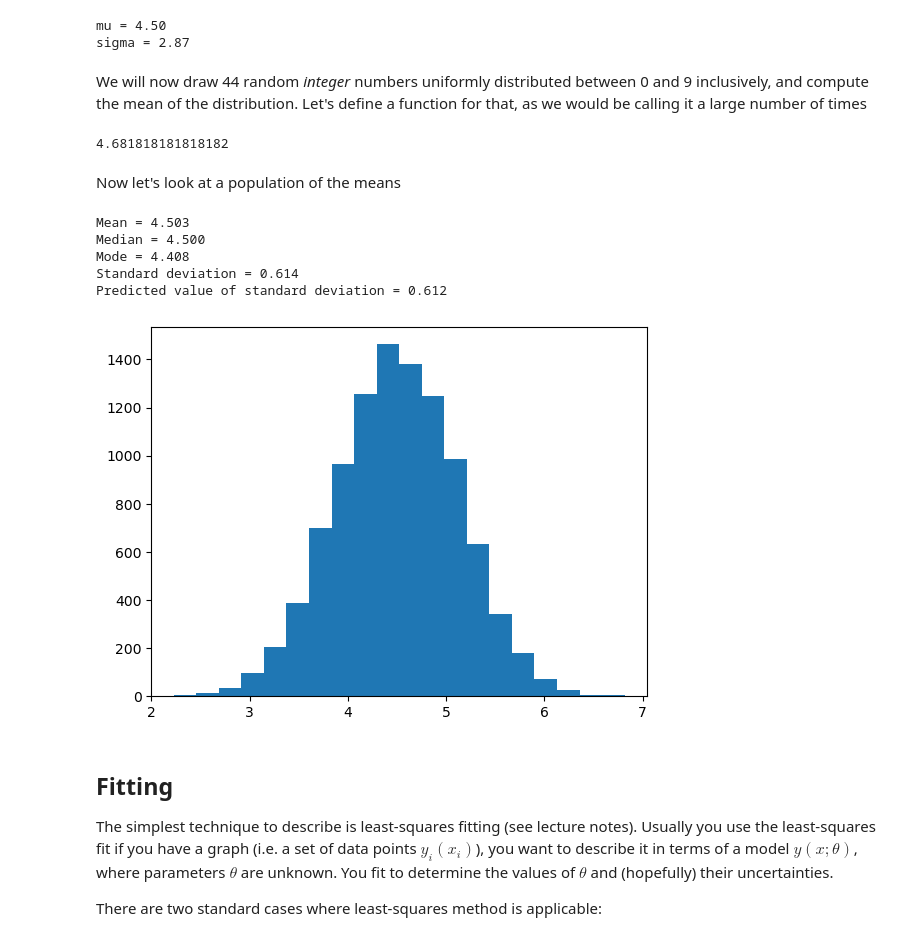
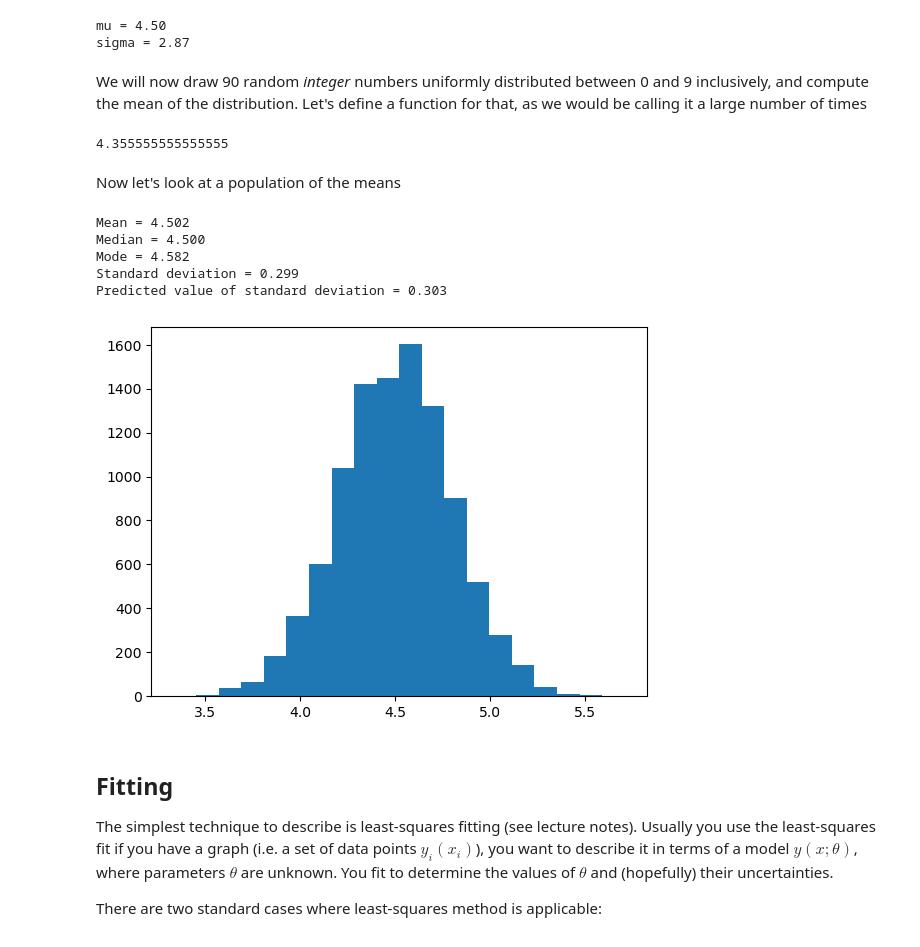
Before and after one commit to ds-connectors/Physics-88-SP23, a Jupyter notebook: Week07/L05/Lecture05.ipynb, the cells around one changed output. Saved outputs shown, nothing was run; the diff lists cells and outputs as text; code cells hidden in the pictures.

```diff
--- a/Week07/L05/Lecture05.ipynb
+++ b/Week07/L05/Lecture05.ipynb
@@ -175,44 +175,44 @@ print('sigma = {0:4.2f}'.format(sigma))
 mu = 4.50
 sigma = 2.87
 # %% [markdown]
-We will now draw 44 random <i>integer</i> numbers uniformly distributed between 0 and 9 inclusively, and compute the mean of the distribution. Let's define a function for that, as we would be calling it a large number of times
+We will now draw 90 random <i>integer</i> numbers uniformly distributed between 0 and 9 inclusively, and compute the mean of the distribution. Let's define a function for that, as we would be calling it a large number of times
 # %%
 def drawN(N):
     samples = np.random.randint(0,10,N)
     return np.mean(samples)
 
-N = 22
+N = 90
 print(drawN(N))
 # %% [output]
-4.681818181818182
+4.355555555555555
 # %% [markdown]
 Now let's look at a population of the means
 # %%
 Ndraws = 10000
 x = np.empty(Ndraws)
-N = 22
+N = 90
 for i in range(Ndraws):
     x[i] = drawN(N)
 
 n, bins, patches = plt.hist(x, 20, density=False)
 
 # various measures of "average value":
 print ('Mean = {0:5.3f}'.format(np.mean(x)))
 print ('Median = {0:5.3f}'.format(np.median(x)))
 print ('Mode = {0:5.3f}'.format(0.5*(bins[np.argmax(n)]+bins[np.argmax(n)+1])))
 
 # measure of the spread
 print ('Standard deviation = {0:5.3f}'.format(np.std(x)))
 
 # check
 print('Predicted value of standard deviation = {0:5.3f}'.format(sigma/np.sqrt(N)))
 # %% [output]
-Mean = 4.503
+Mean = 4.502
 Median = 4.500
-Mode = 4.408
-Standard deviation = 0.614
-Predicted value of standard deviation = 0.612
+Mode = 4.582
+Standard deviation = 0.299
+Predicted value of standard deviation = 0.303
-[figure, old version]
+[figure, new version]
 # %% [markdown]
 ## Fitting
 
```
Also changed, not shown: parts of 13 cells of this notebook, 2 other files.
